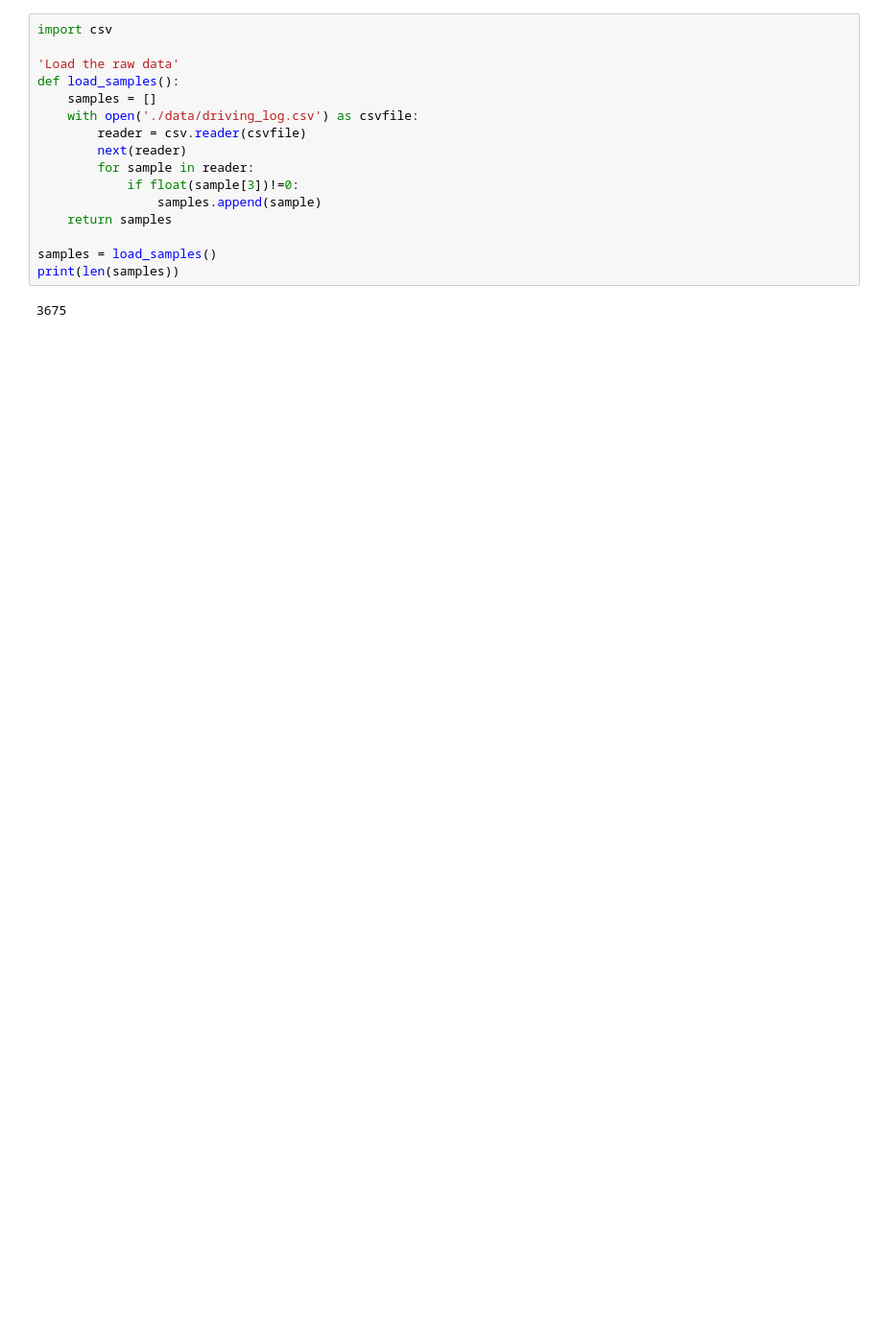
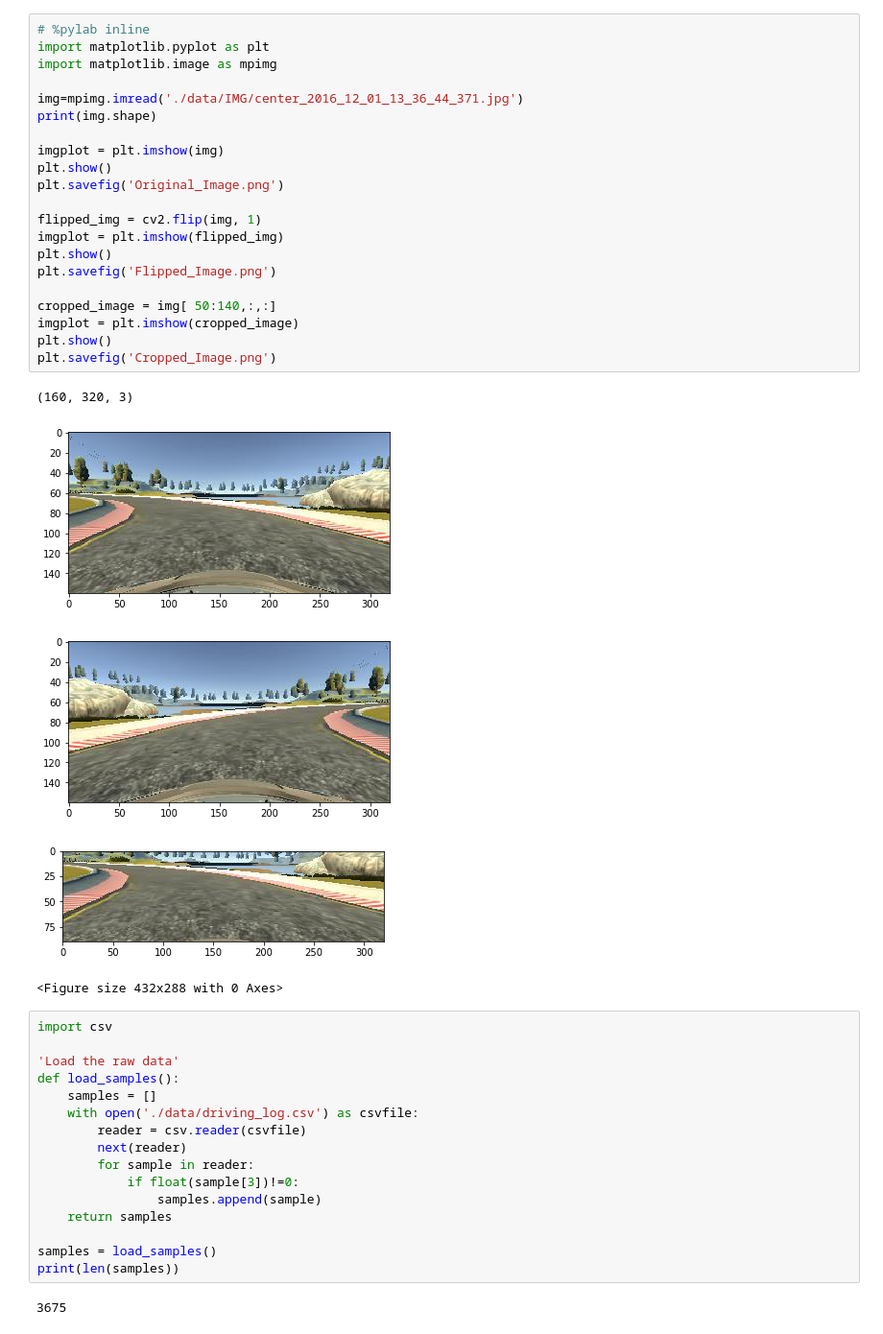
Before and after one commit to MyGitHubSite/Udacity-CarND-T1P3-Behavioral-Cloning, a Jupyter notebook: model.ipynb, the cells around one changed output. Shown: that part at 96% size. Drawn from its saved outputs; the diff is of its cells as text; blank space fills up the shorter version.

```diff
--- a/model.ipynb
+++ b/model.ipynb
@@ -1,3 +1,30 @@
+# %%
+# %pylab inline
+import matplotlib.pyplot as plt
+import matplotlib.image as mpimg
+
+img=mpimg.imread('./data/IMG/center_2016_12_01_13_36_44_371.jpg')
+print(img.shape)
+
+imgplot = plt.imshow(img)
+plt.show()
+plt.savefig('Original_Image.png')
+
+flipped_img = cv2.flip(img, 1)
+imgplot = plt.imshow(flipped_img)
+plt.show()
+plt.savefig('Flipped_Image.png')
+
+cropped_image = img[ 50:140,:,:]
+imgplot = plt.imshow(cropped_image)
+plt.show()
+plt.savefig('Cropped_Image.png')
+# %% [output]
+(160, 320, 3)
+[figure, added]
+[figure, added]
+[figure, added]
+<Figure size 432x288 with 0 Axes>
 # %%
 import csv
 
```
Also changed, not shown: parts of 6 cells of this notebook.
